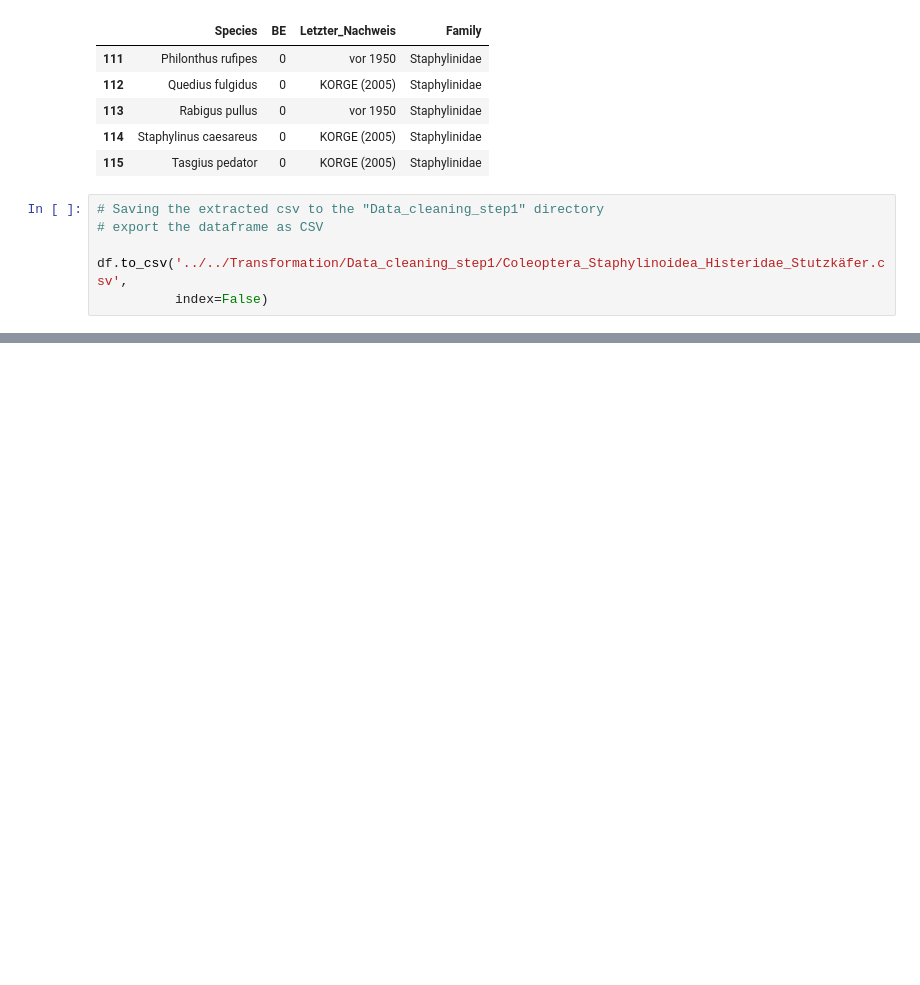
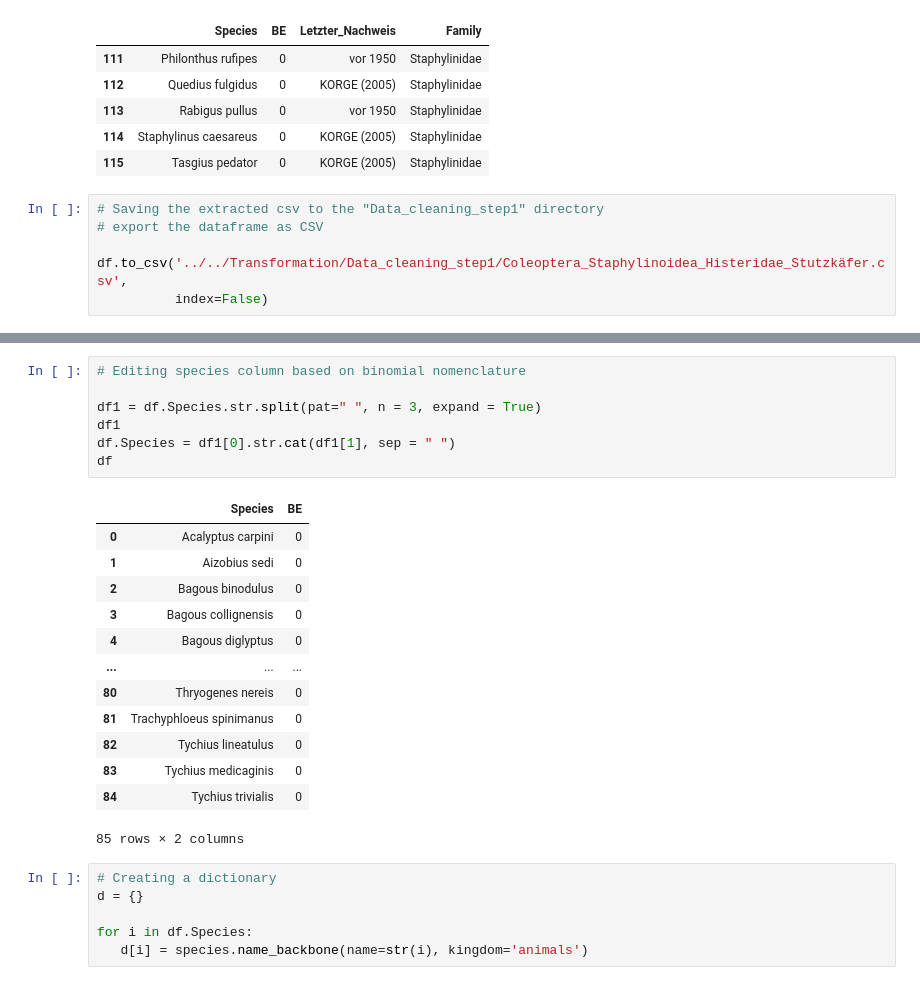
Before and after one commit to Zzzhenya/Berlin-red-list, a Jupyter notebook: Transformation/Raw_csv/Insecta.ipynb, the cells around one changed output, grey strips where cells are left out. Cells and saved outputs as stored; diff of their text form; blank space fills up the shorter version.

```diff
--- a/Transformation/Raw_csv/Insecta.ipynb
+++ b/Transformation/Raw_csv/Insecta.ipynb
@@ -1316,0 +1351,27 @@ df.to_csv('../../Transformation/Data_cleaning_step1/Coleoptera_Staphylinoidea_Hi
+# %%
+# Editing species column based on binomial nomenclature
+
+df1 = df.Species.str.split(pat=" ", n = 3, expand = True)
+df1
+df.Species = df1[0].str.cat(df1[1], sep = " ")
+df
+# %% [output]
+|  | Species | BE |
+| 0 | Acalyptus carpini | 0 |
+| 1 | Aizobius sedi | 0 |
+| 2 | Bagous binodulus | 0 |
+| 3 | Bagous collignensis | 0 |
+| 4 | Bagous diglyptus | 0 |
+| ... | ... | ... |
+| 80 | Thryogenes nereis | 0 |
+| 81 | Trachyphloeus spinimanus | 0 |
+| 82 | Tychius lineatulus | 0 |
+| 83 | Tychius medicaginis | 0 |
+| 84 | Tychius trivialis | 0 |
+85 rows × 2 columns
+# %%
+# Creating a dictionary
+d = {}
+
+for i in df.Species:
+   d[i] = species.name_backbone(name=str(i), kingdom='animals')
```
Also changed, not shown: parts of 8 cells of this notebook.
